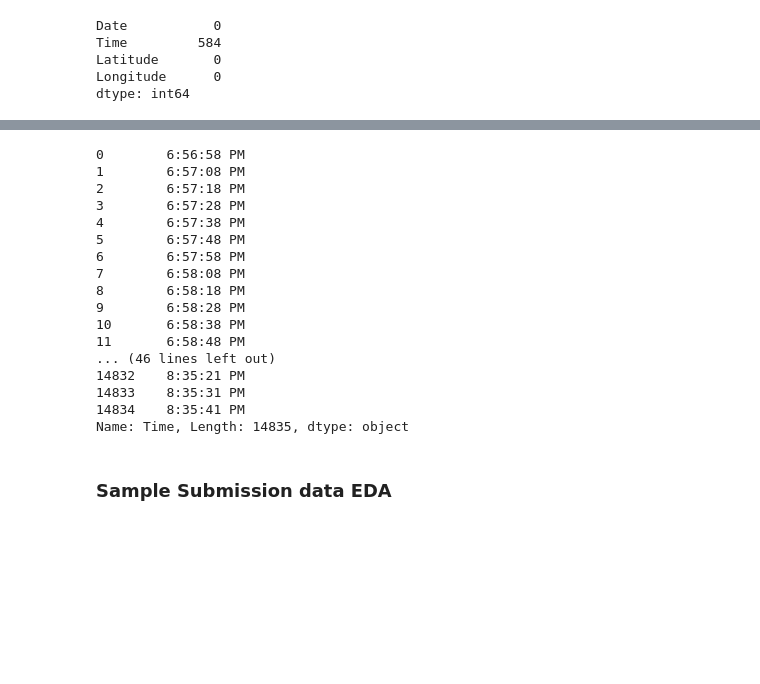
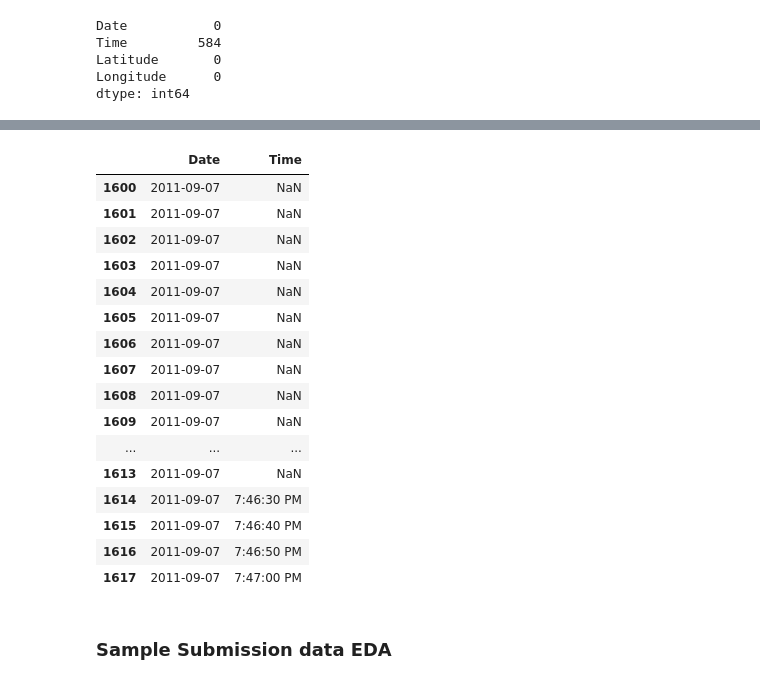
Before and after one commit to c-e-smith/west_nile_chi, a Jupyter notebook: working/WestNile.ipynb, the cells around one changed output, grey strips where cells are left out. Saved outputs shown, nothing was run; the diff lists cells and outputs as text; code cells hidden in the pictures; blank space fills up the shorter version.

```diff
--- a/working/WestNile.ipynb
+++ b/working/WestNile.ipynb
@@ -494,3 +421,8 @@ Longitude      0
 dtype: int64
 # %%
 spray = df_spray.copy()
+# %%
+# Converting date and makeing columns for year and month
+spray['Date'] = pd.to_datetime(spray['Date'])
+spray['Year'] = spray['Date'].dt.year
+spray['Month'] = spray['Date'].dt.month
@@ -497,23 +448,23 @@ spray = df_spray.copy()
 # %%
-spray['Time']
+spray[['Date','Time']][1600:1618]
 # %% [output]
-0        6:56:58 PM
-1        6:57:08 PM
-2        6:57:18 PM
-3        6:57:28 PM
-4        6:57:38 PM
-5        6:57:48 PM
-6        6:57:58 PM
-7        6:58:08 PM
-8        6:58:18 PM
-9        6:58:28 PM
-10       6:58:38 PM
-11       6:58:48 PM
-... (46 lines left out)
-14832    8:35:21 PM
-14833    8:35:31 PM
-14834    8:35:41 PM
-Name: Time, Length: 14835, dtype: object
+|  | Date | Time |
+| 1600 | 2011-09-07 | NaN |
+| 1601 | 2011-09-07 | NaN |
+| 1602 | 2011-09-07 | NaN |
+| 1603 | 2011-09-07 | NaN |
+| 1604 | 2011-09-07 | NaN |
+| 1605 | 2011-09-07 | NaN |
+| 1606 | 2011-09-07 | NaN |
+| 1607 | 2011-09-07 | NaN |
+| 1608 | 2011-09-07 | NaN |
+| 1609 | 2011-09-07 | NaN |
+| ... | ... | ... |
+| 1613 | 2011-09-07 | NaN |
+| 1614 | 2011-09-07 | 7:46:30 PM |
+| 1615 | 2011-09-07 | 7:46:40 PM |
+| 1616 | 2011-09-07 | 7:46:50 PM |
+| 1617 | 2011-09-07 | 7:47:00 PM |
 # %% [markdown]
 ### Sample Submission data EDA
 # %%
```
Also changed, not shown: parts of 23 cells of this notebook, 1 other file.
